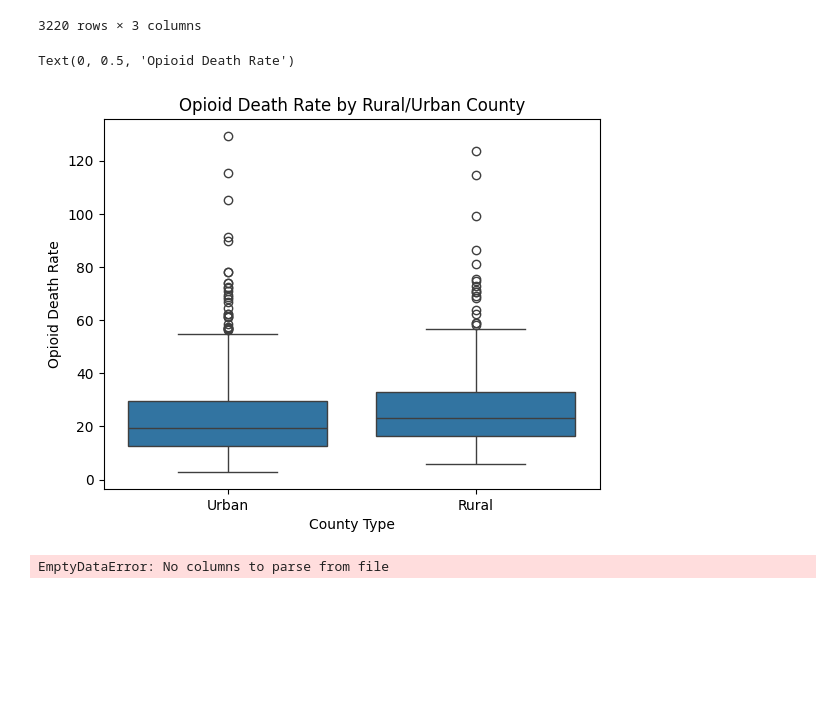
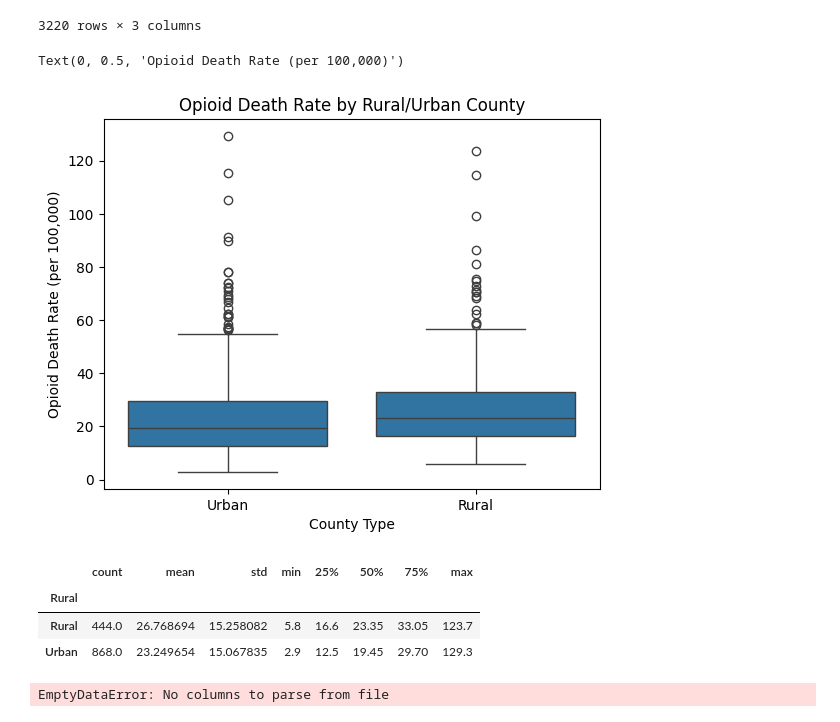
Before and after one commit to Ludougan123234/624-project, a Jupyter notebook: exp_opioid collaborate.ipynb, the cells around one changed output. Cells and saved outputs as stored; diff of their text form; code cells hidden in the pictures; blank space fills up the shorter version.

Commit message:
rural urban descriptive stats

```diff
--- a/exp_opioid collaborate.ipynb
+++ b/exp_opioid collaborate.ipynb
@@ -154,11 +154,19 @@ rucc_death_df = death_df.merge(rucc_df, left_on='County Code', right_on='COUNTYF
 # %%
 sns.boxplot(x="Rural", y="Crude Rate", data=rucc_death_df)
 plt.title("Opioid Death Rate by Rural/Urban County")
 plt.xlabel("County Type")
-plt.ylabel("Opioid Death Rate")
+plt.ylabel("Opioid Death Rate (per 100,000)")
 # %% [output]
-Text(0, 0.5, 'Opioid Death Rate')
+Text(0, 0.5, 'Opioid Death Rate (per 100,000)')
-[figure, old version]
+[figure, new version]
+# %%
+# descriptive statistics for opioid death rate by rural/urban county
+rucc_death_df.groupby('Rural')['Crude Rate'].describe()
+# %% [output]
+|  | count | mean | std | min | 25% | 50% | 75% | max |
+| Rural |  |  |  |  |  |  |  |  |
+| Rural | 444.0 | 26.768694 | 15.258082 | 5.8 | 16.6 | 23.35 | 33.05 | 123.7 |
+| Urban | 868.0 | 23.249654 | 15.067835 | 2.9 | 12.5 | 19.45 | 29.70 | 129.3 |
 # %%
 # set to True if we want to refresh CDC data source
 REFRESH_OPIOID_SOURCE = False
```
Also changed, not shown: parts of 3 cells of this notebook.
